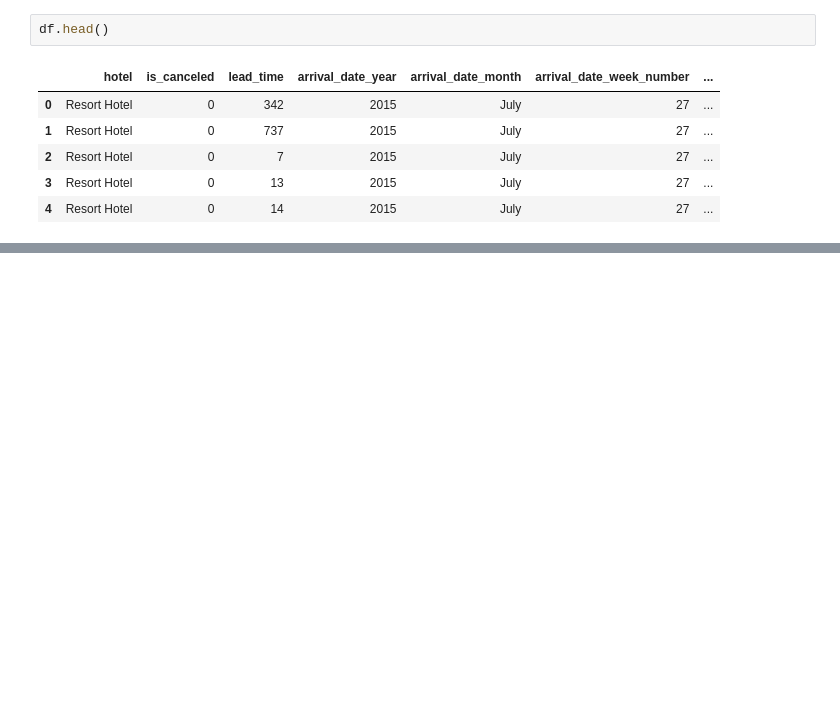
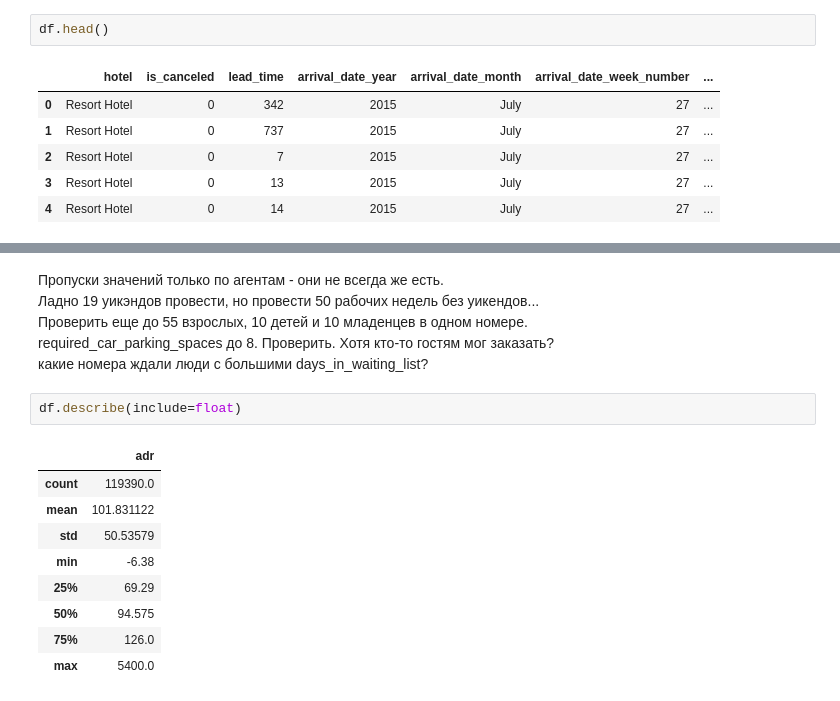
Before and after one commit to gbrs/bookings_eda, a Jupyter notebook: bookings_eda.ipynb, the cells around one changed output, grey strips where cells are left out. Cells and saved outputs as stored; diff of their text form; blank space fills up the shorter version.

```diff
--- a/bookings_eda.ipynb
+++ b/bookings_eda.ipynb
@@ -51,0 +68,18 @@ memory usage: 29.1+ MB
+# %% [markdown]
+Пропуски значений только по агентам - они не всегда же есть.
+Ладно 19 уикэндов провести, но провести 50 рабочих недель без уикендов...
+Проверить еще до 55 взрослых, 10 детей и 10 младенцев в одном номере.
+required_car_parking_spaces до 8. Проверить. Хотя кто-то гостям мог заказать?
+какие номера ждали люди с большими days_in_waiting_list?
+# %%
+df.describe(include=float)
+# %% [output]
+|  | adr |
+| count | 119390.0 |
+| mean | 101.831122 |
+| std | 50.53579 |
+| min | -6.38 |
+| 25% | 69.29 |
+| 50% | 94.575 |
+| 75% | 126.0 |
+| max | 5400.0 |
```
Also changed, not shown: parts of 10 cells of this notebook, 1 other file.
